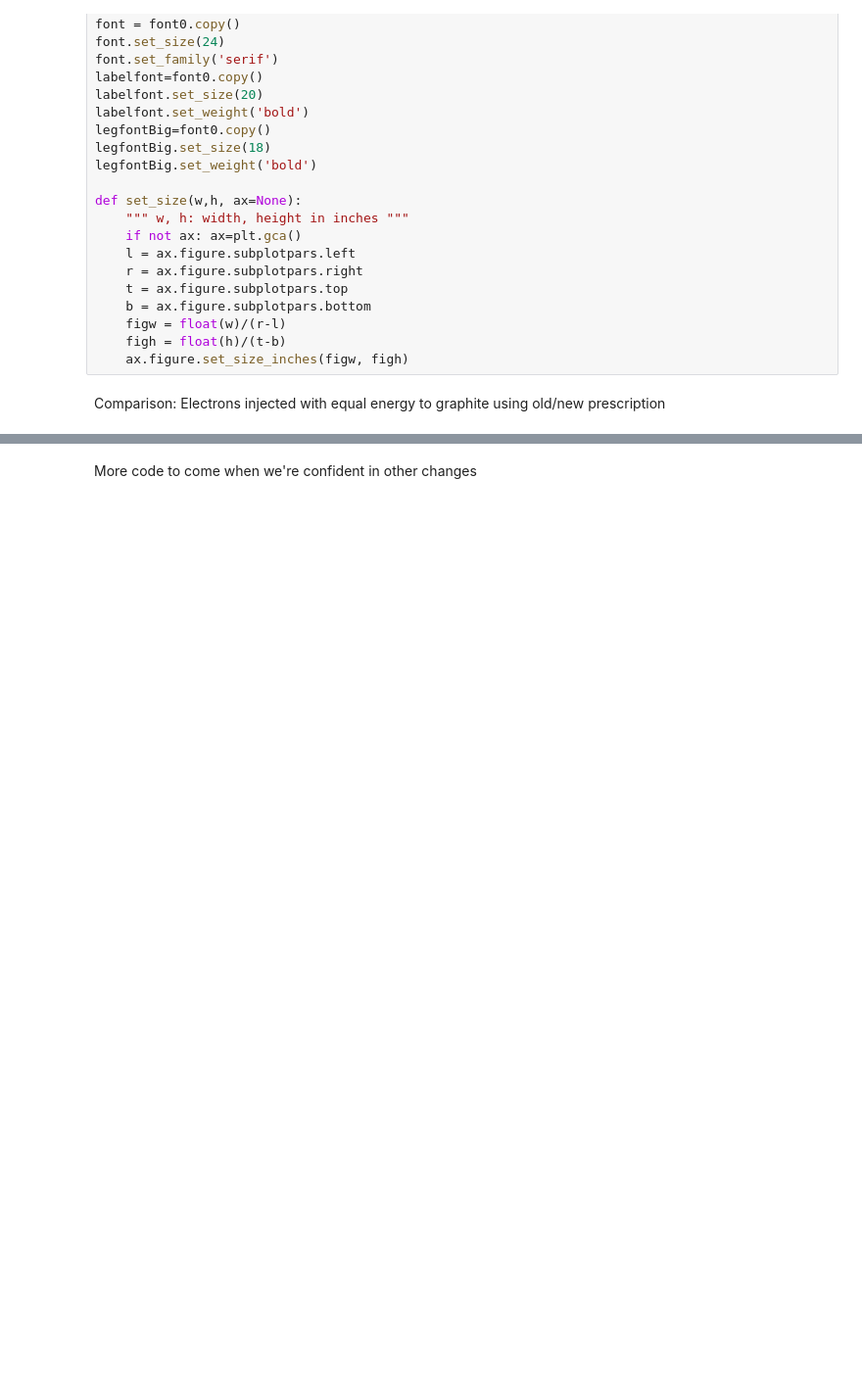
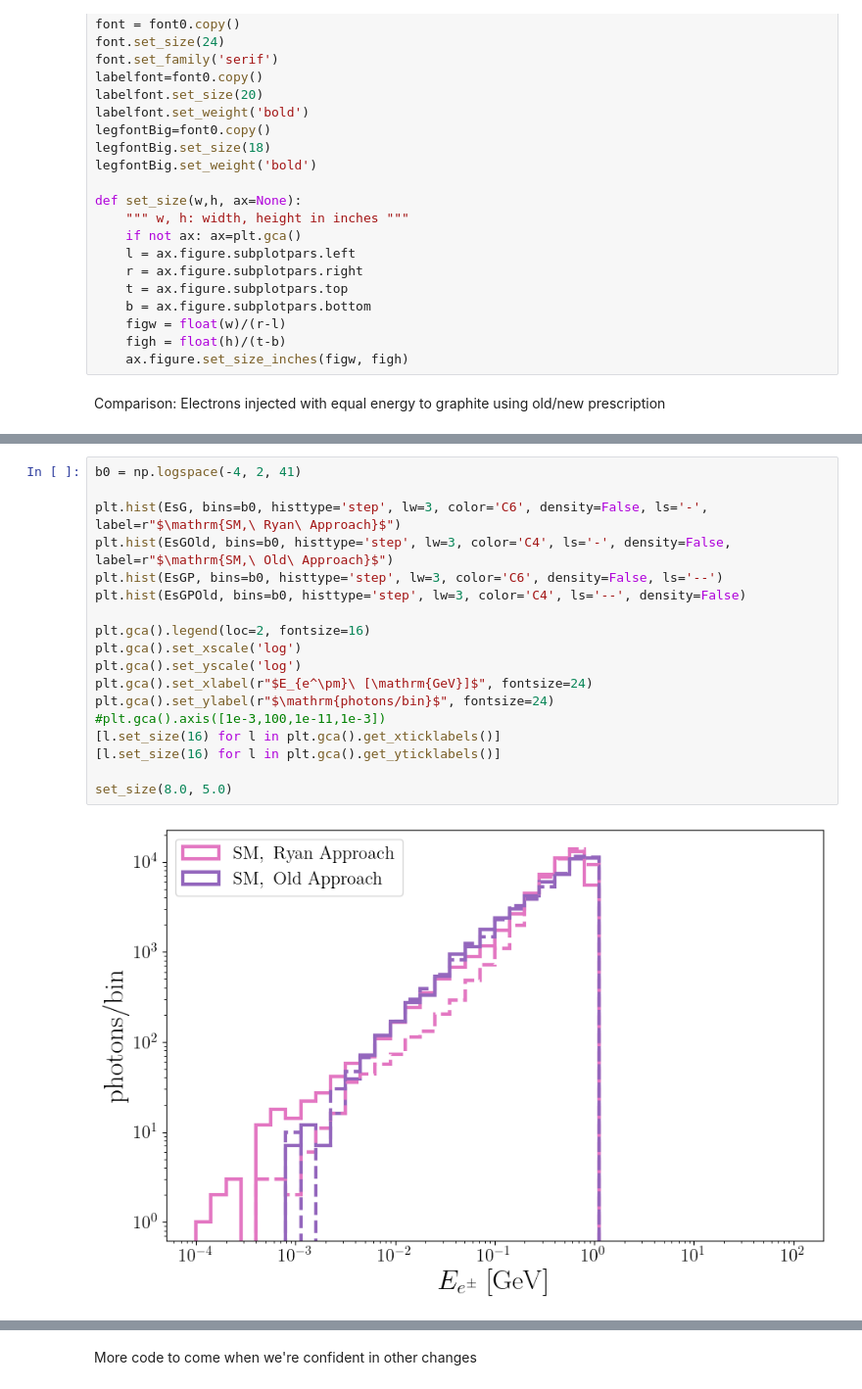
Before and after one commit to kjkellyphys/PETITE, a Jupyter notebook: examples/PETITEShower_v2.ipynb, the cells around one changed output, grey strips where cells are left out. Shown at 98% size. Drawn from its saved outputs; the diff is of its cells as text; blank space fills up the shorter version.

```diff
--- a/examples/PETITEShower_v2.ipynb
+++ b/examples/PETITEShower_v2.ipynb
@@ -73,0 +145,20 @@ set_size(12.0, 5.0)
+# %%
+b0 = np.logspace(-4, 2, 41)
+
+plt.hist(EsG, bins=b0, histtype='step', lw=3, color='C6', density=False, ls='-', label=r"$\mathrm{SM,\ Ryan\ Approach}$")
+plt.hist(EsGOld, bins=b0, histtype='step', lw=3, color='C4', ls='-', density=False, label=r"$\mathrm{SM,\ Old\ Approach}$")
+plt.hist(EsGP, bins=b0, histtype='step', lw=3, color='C6', density=False, ls='--')
+plt.hist(EsGPOld, bins=b0, histtype='step', lw=3, color='C4', ls='--', density=False)
+
+plt.gca().legend(loc=2, fontsize=16)
+plt.gca().set_xscale('log')
+plt.gca().set_yscale('log')
+plt.gca().set_xlabel(r"$E_{e^\pm}\ [\mathrm{GeV}]$", fontsize=24)
+plt.gca().set_ylabel(r"$\mathrm{photons/bin}$", fontsize=24)
+#plt.gca().axis([1e-3,100,1e-11,1e-3])
+[l.set_size(16) for l in plt.gca().get_xticklabels()]
+[l.set_size(16) for l in plt.gca().get_yticklabels()]
+
+set_size(8.0, 5.0)
+# %% [output]
+[figure, added]
```
Also changed, not shown: parts of 27 cells of this notebook, 1 other file.
